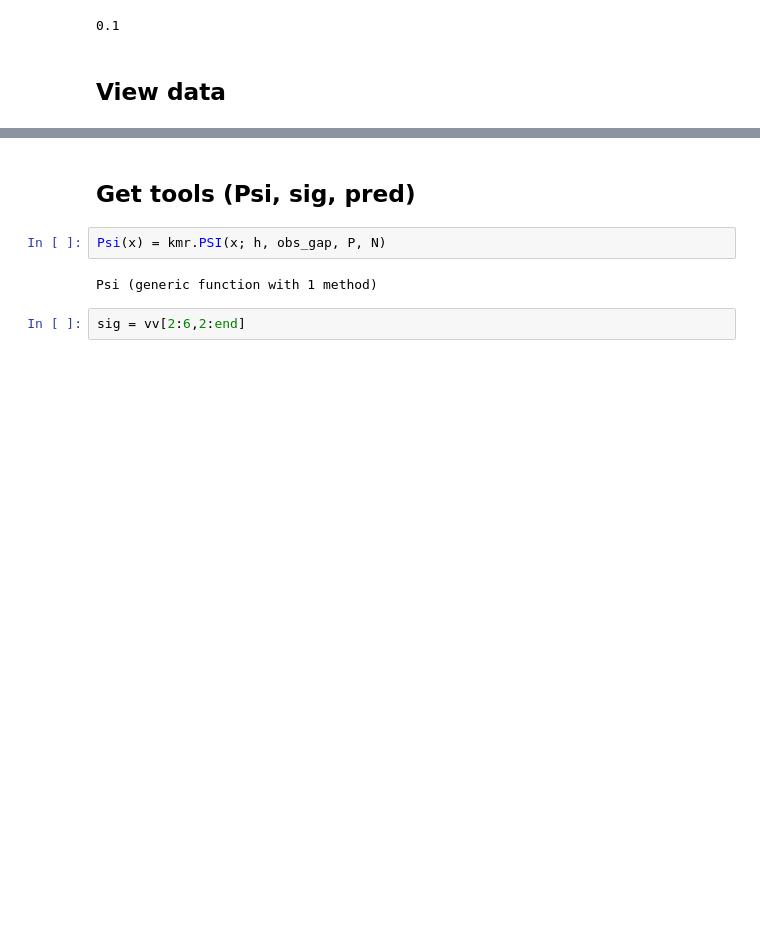
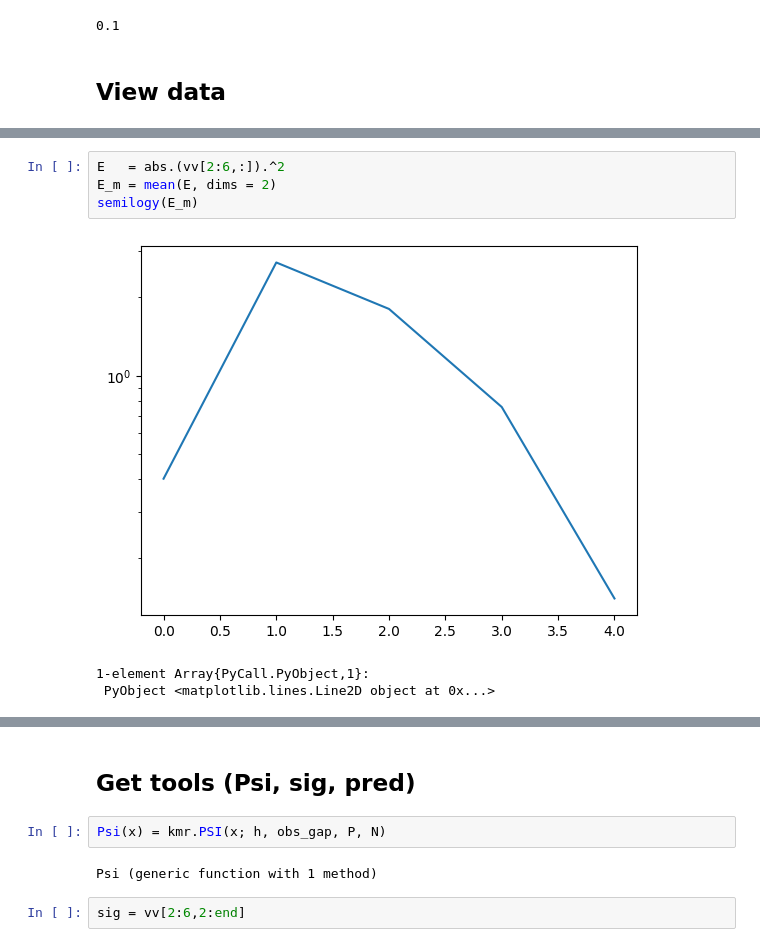
Before and after one commit to JaredMcB/DDRM, a Jupyter notebook: Examples/KSE/KSE_data_analyzer.ipynb, the cells around one changed output, grey strips where cells are left out. Drawn from its saved outputs; the diff is of its cells as text; blank space fills up the shorter version.

```diff
--- a/Examples/KSE/KSE_data_analyzer.ipynb
+++ b/Examples/KSE/KSE_data_analyzer.ipynb
@@ -54,0 +71,8 @@ PyObject <matplotlib.image.AxesImage object at 0x...>
+# %%
+E   = abs.(vv[2:6,:]).^2
+E_m = mean(E, dims = 2)
+semilogy(E_m)
+# %% [output]
+[figure, added]
+1-element Array{PyCall.PyObject,1}:
+ PyObject <matplotlib.lines.Line2D object at 0x...>
```
Also changed, not shown: parts of 13 cells of this notebook, 2 other files.
